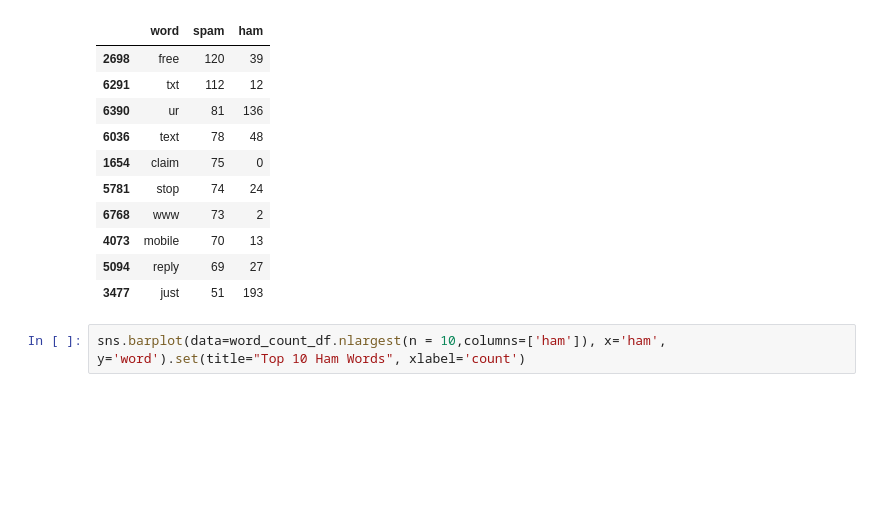
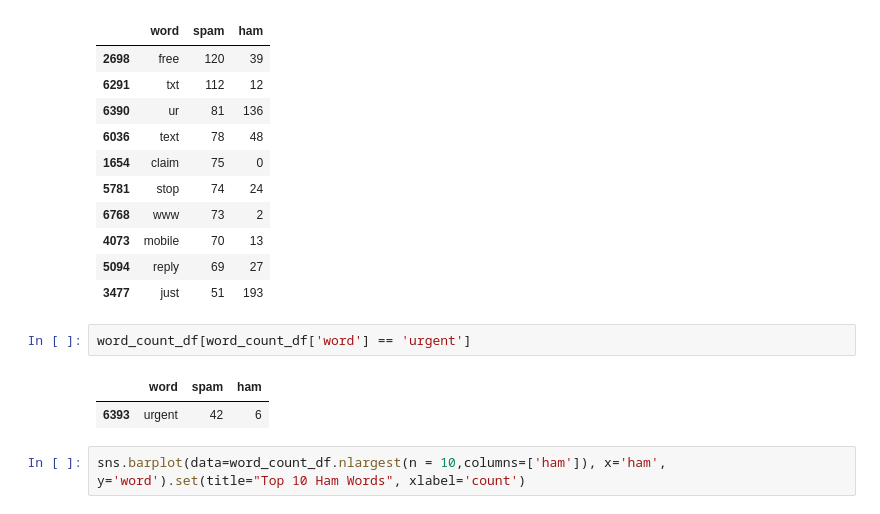
Before and after one commit to sgimres/spam-detection-bays-theorem, a Jupyter notebook: guest.ipynb, the cells around one changed output. Cells and saved outputs as stored; diff of their text form; blank space fills up the shorter version.

```diff
--- a/guest.ipynb
+++ b/guest.ipynb
@@ -179,6 +184,11 @@ word_count_df.nlargest(n = 10,columns=['spam'])
 | 4073 | mobile | 70 | 13 |
 | 5094 | reply | 69 | 27 |
 | 3477 | just | 51 | 193 |
+# %%
+word_count_df[word_count_df['word'] == 'urgent']
+# %% [output]
+|  | word | spam | ham |
+| 6393 | urgent | 42 | 6 |
 # %%
 sns.barplot(data=word_count_df.nlargest(n = 10,columns=['ham']), x='ham', y='word').set(title="Top 10 Ham Words", xlabel='count')
 # %% [output]
```
Also changed, not shown: parts of 4 cells of this notebook.
